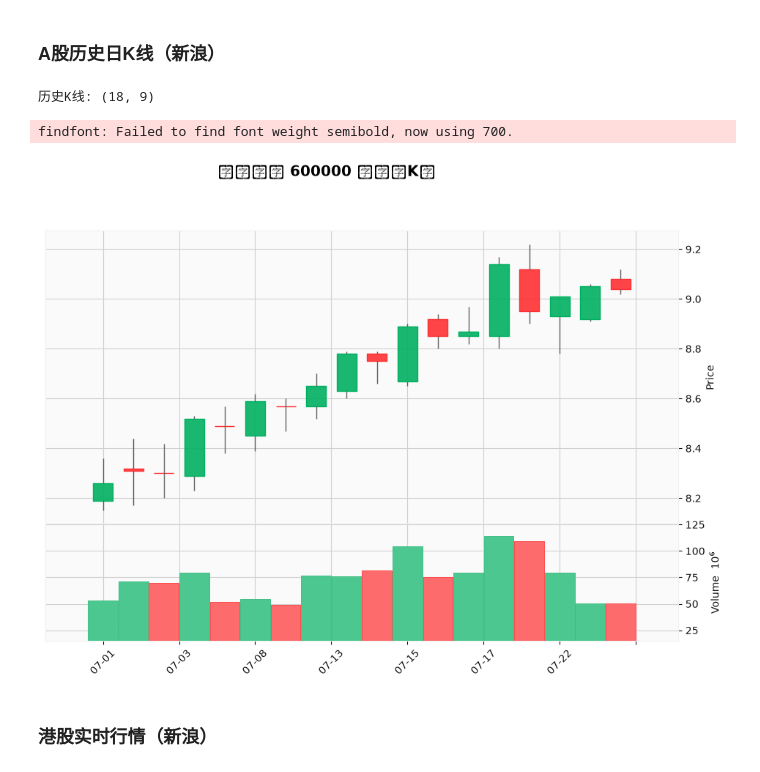
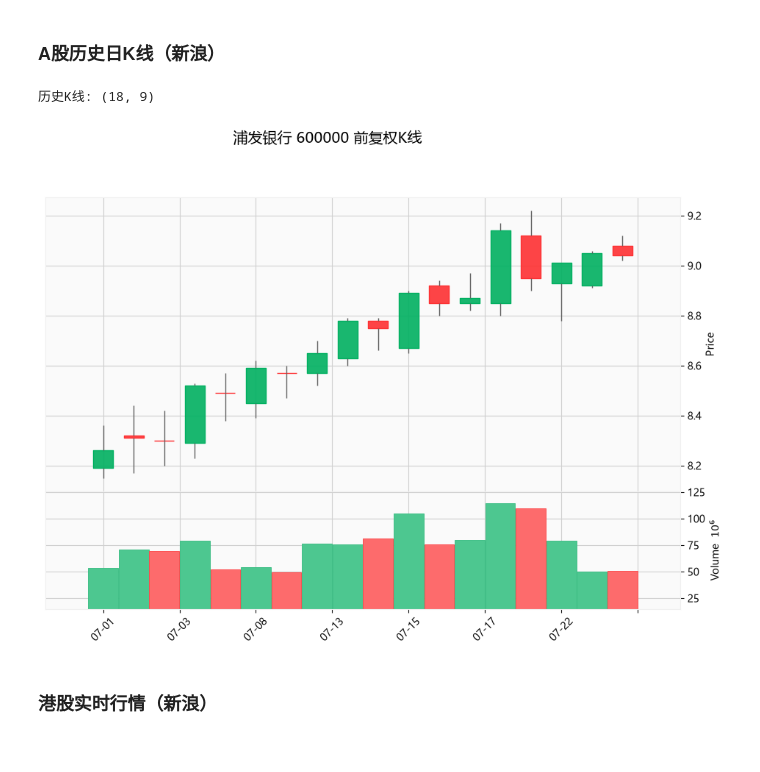
Before and after one commit to bamboosjtu/trading-topic, a Jupyter notebook: labs/00_金融数据获取/akshare_tutorial.ipynb, the cells around one changed output. Saved outputs shown, nothing was run; the diff lists cells and outputs as text; code cells hidden in the pictures.

```diff
--- a/labs/00_金融数据获取/akshare_tutorial.ipynb
+++ b/labs/00_金融数据获取/akshare_tutorial.ipynb
@@ -40,6 +40,7 @@ import akshare as ak
 from requests import RequestException
 import matplotlib.pyplot as plt
 import matplotlib
+from matplotlib import font_manager
 import mplfinance as mpf
 
 # pandas 3 默认优先使用 pyarrow 字符串；AKShare 1.18.78 的部分正则
@@ -49,11 +50,37 @@ pd.options.mode.string_storage = "python"
 print('AkShare 版本:', ak.__version__)
 print('可用接口数量:', len(dir(ak)))
 
+CHINESE_FONT_CANDIDATES = [
+    "Microsoft YaHei", "SimHei", "Noto Sans CJK SC", "Source Han Sans SC",
+    "PingFang SC", "Hiragino Sans GB", "WenQuanYi Micro Hei", "Arial Unicode MS",
+]
+installed_fonts = {font.name for font in font_manager.fontManager.ttflist}
+CHINESE_FONT = next(
+    (name for name in CHINESE_FONT_CANDIDATES if name in installed_fonts),
+    None,
+)
+if CHINESE_FONT is None:
+    raise RuntimeError(
+        "未找到可显示中文的字体，请安装 Microsoft YaHei、SimHei 或 Noto Sans CJK SC。"
+    )
 
-
-matplotlib.rcParams['font.sans-serif'] = ['Fangsong']
-matplotlib.rcParams['axes.unicode_minus'] = False
-matplotlib.rcParams['font.weight'] = 'normal'
+matplotlib.rcParams.update({
+    "font.family": "sans-serif",
+    "font.sans-serif": [CHINESE_FONT],
+    "axes.unicode_minus": False,
+    "font.weight": "normal",
+})
+MPF_CHINESE_STYLE = mpf.make_mpf_style(
+    base_mpf_style="yahoo",
+    rc={
+        "font.family": "sans-serif",
+        "font.sans-serif": [CHINESE_FONT],
+        "axes.unicode_minus": False,
+        "font.weight": "normal",
+        "figure.titleweight": "normal",
+    },
+)
+print("Matplotlib 中文字体:", CHINESE_FONT)
 # %% [output]
 AkShare 版本: 1.18.78
 可用接口数量: 1149
@@ -180,36 +208,35 @@ print('历史K线:', df.shape)
 df.tail()
 
 # 日期处理
 df["date"] = pd.to_datetime(df["date"])
 
 # mplfinance要求日期作为index
 df = df.set_index("date")
 
 # 中文字段转换
 df = df.rename(
     columns={
         "open": "Open",
         "high": "High",
         "low": "Low",
         "close": "Close",
         "volume": "Volume"
     }
 )
 
 
 mpf.plot(
     df,
     type="candle",
     volume=True,
     figsize=(12,8),
     title="浦发银行 600000 前复权K线",
     datetime_format="%m-%d",
-    style="yahoo"
+    style=MPF_CHINESE_STYLE
 )
 # %% [output]
 历史K线: (18, 9)
-findfont: Failed to find font weight semibold, now using 700.
-[figure, old version]
+[figure, new version]
 # %% [markdown]
 ### 港股实时行情（新浪）
 # %%
```
Also changed, not shown: parts of 1 cell of this notebook, 30 other files.
